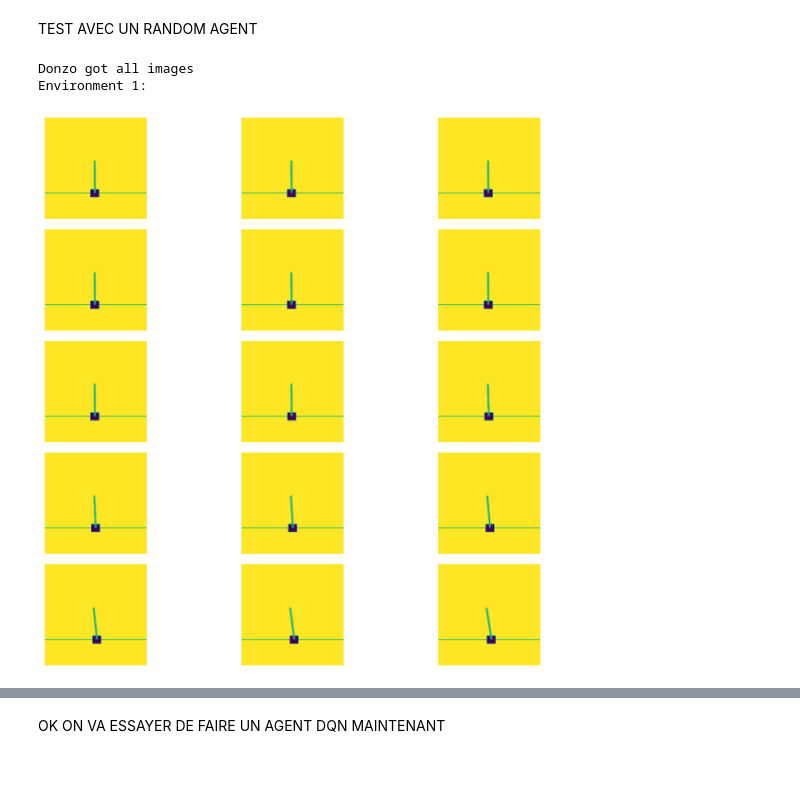
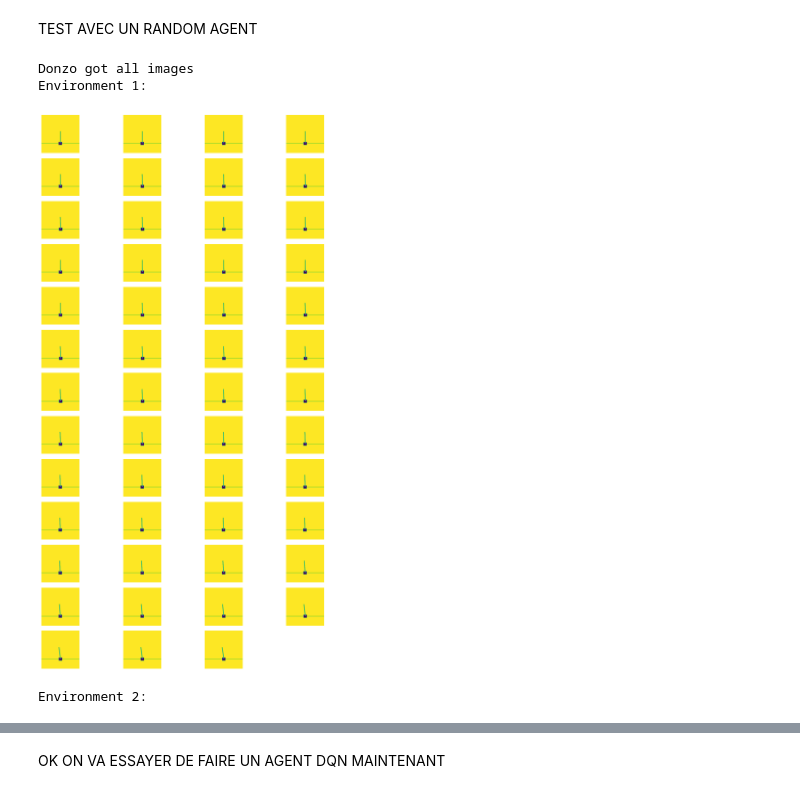
Before and after one commit to TitouanUniLu/PLDAC, a Jupyter notebook: src/main.ipynb, the cells around one changed output, grey strips where cells are left out. Drawn from its saved outputs; the diff is of its cells as text; code cells hidden in the pictures.

```diff
--- a/src/main.ipynb
+++ b/src/main.ipynb
@@ -300,41 +274,44 @@ class CNNAgent(Agent):
 # %%
-def displayImagesPerAgent(images_per_agent, nb_env):
-    n_cols = 3  # Number of columns in the grid
+#petite fonction pour afficher toutes les etapes d'une execution d'un agent dans un environement
+def displayImagesPerAgent(images_per_agent):
+    n_cols = 4  # nb de colonnes avec des images a afficher
 
     for env_index, images in enumerate(images_per_agent):
         print(f"Environment {env_index + 1}:")
         n_images = len(images)
-        n_rows = (n_images + n_cols - 1) // n_cols  # Rows per environment
+        n_rows = (n_images + n_cols - 1) // n_cols  #nb de lignes
 
-        figsize_width = 10  # Adjust width as needed
-        figsize_height = n_rows * (figsize_width / n_cols) * 0.5  # Adjust height based on number of rows, keeping aspect ratio
+        #trucs a changer pour l'affichage mais pas beosin d'y toucher je pense
+        figsize_width = 10
+        figsize_height = n_rows * (figsize_width / n_cols) * 0.5
         plt.figure(figsize=(figsize_width, figsize_height))
 
         for i, image in enumerate(images):
             plt.subplot(n_rows, n_cols, i+1)
             plt.imshow(image)
-            plt.axis('off')  # Optional: to hide axes
+            plt.axis('off')
 
         plt.tight_layout()
         plt.show()
 # %%
-nb_env = 1
+nb_env = 2
 action_dim = 2 #vaudrait mieux prednre depuis le parallelgymagent mais ca va jamais changer ici
 #autoreset = False pour le moment pouor le simplifier la vie
 pre_processing_agent = PreProcessingAgent()
 cnn_agent = CNNAgent()
 
 im_env_agent = CustomParallelGymAgent(partial(make_env, config.gym_env.env_name, render_mode="rgb_array", autoreset=False), nb_env).seed(SEED)
 attribute_access_agent = AttributeAccessAgent(im_env_agent, [], pre_processing_agent, cnn_agent)
 agents = Agents(im_env_agent, RandomAgent(action_dim), attribute_access_agent)
 t_agents = TemporalAgent(agents)
 
 workspace = Workspace()
 t_agents(workspace, t=0, stop_variable="env/done", stochastic=True)
-images = attribute_access_agent.list_images #bon seul soucis c'est qu'on recupere les images apres coup
+images = attribute_access_agent.list_images
 print('Donzo got all images')
-displayImagesPerAgent(images, nb_env)
+displayImagesPerAgent(images)
 # %% [output]
 Donzo got all images
 Environment 1:
-[figure, old version]
+[figure, new version]
+Environment 2:
```
Also changed, not shown: parts of 11 cells of this notebook.
